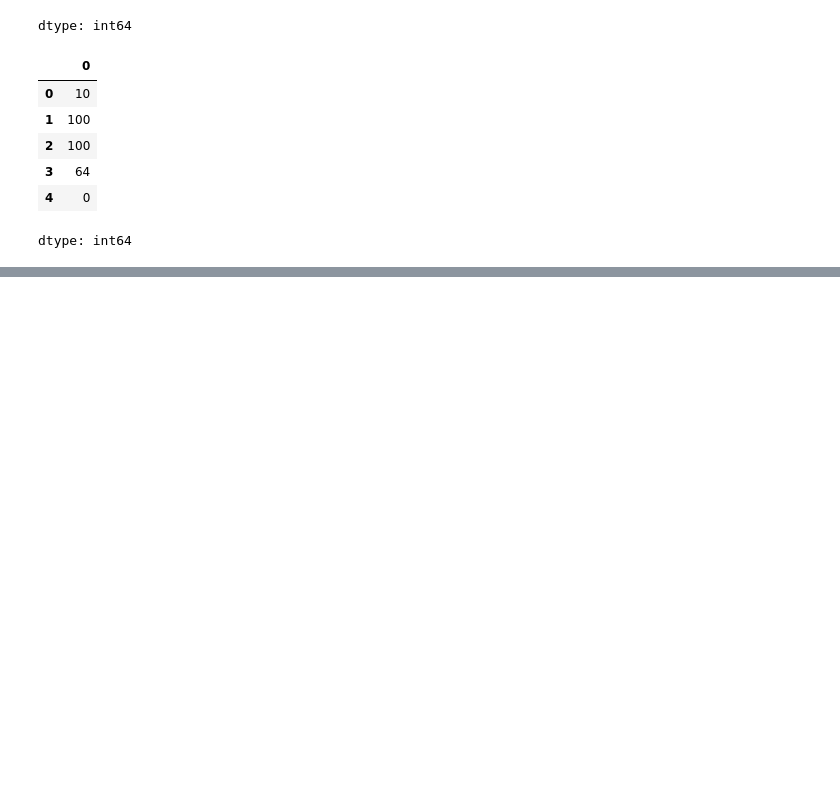
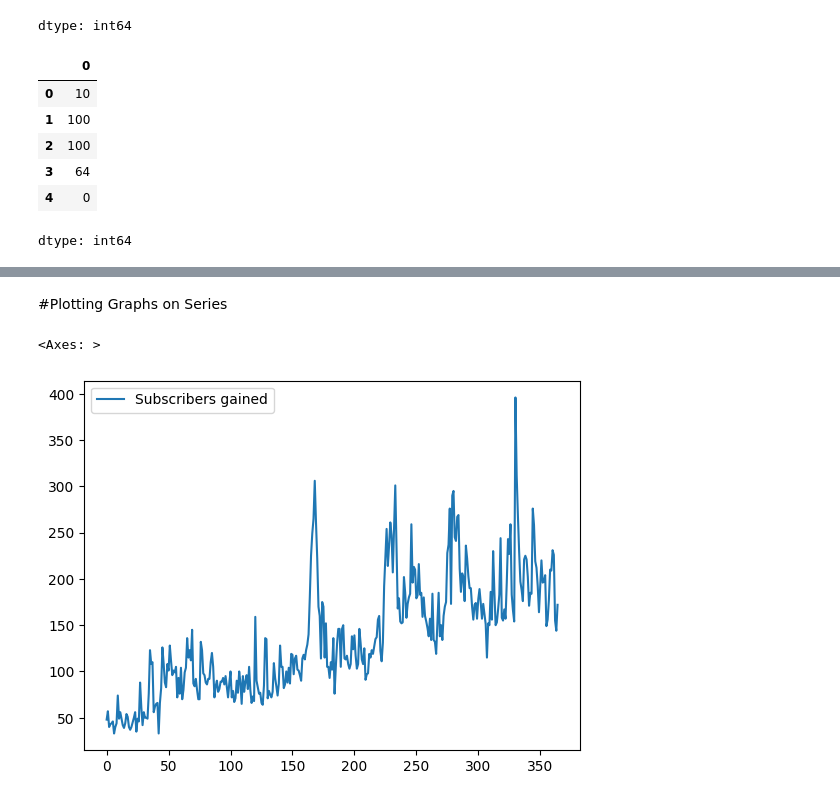
Before and after one commit to raunakdwivedi03/Python_Libraries, a Jupyter notebook: Pandas.ipynb, the cells around one changed output, grey strips where cells are left out. Cells and saved outputs as stored; diff of their text form; code cells hidden in the pictures; blank space fills up the shorter version.

```diff
--- a/Pandas.ipynb
+++ b/Pandas.ipynb
@@ -745,0 +988,9 @@ bollywood
+# %% [markdown]
+#Plotting Graphs on Series
+# %%
+subs.plot()
+
+#X axis is days
+# %% [output]
+<Axes: >
+[figure, added]
```
Also changed, not shown: parts of 25 cells of this notebook.
